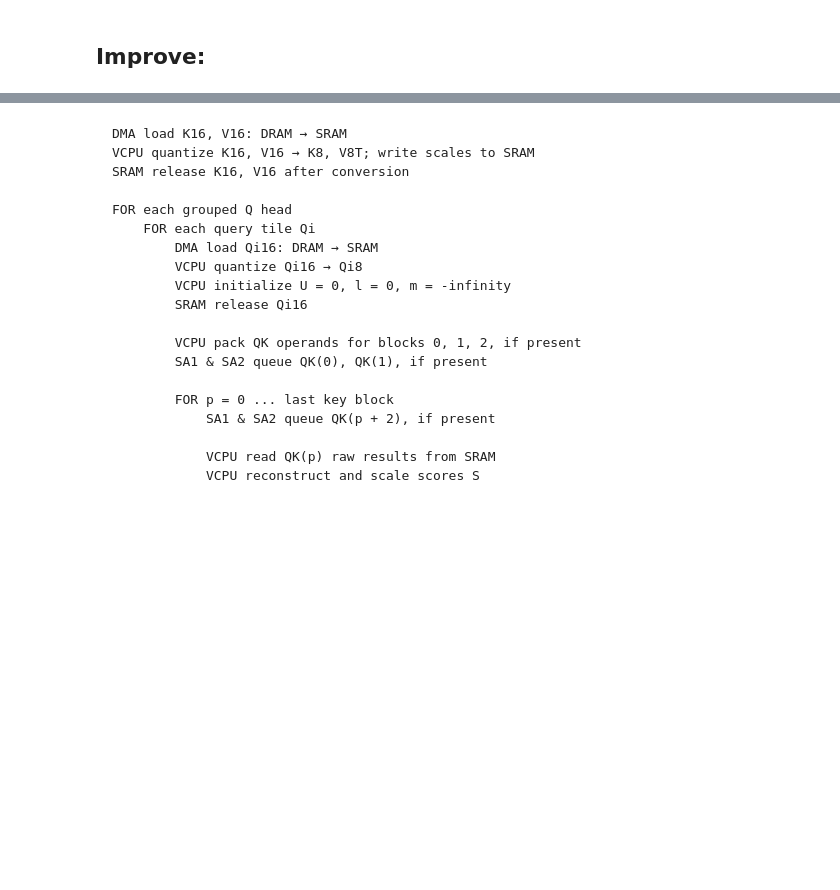
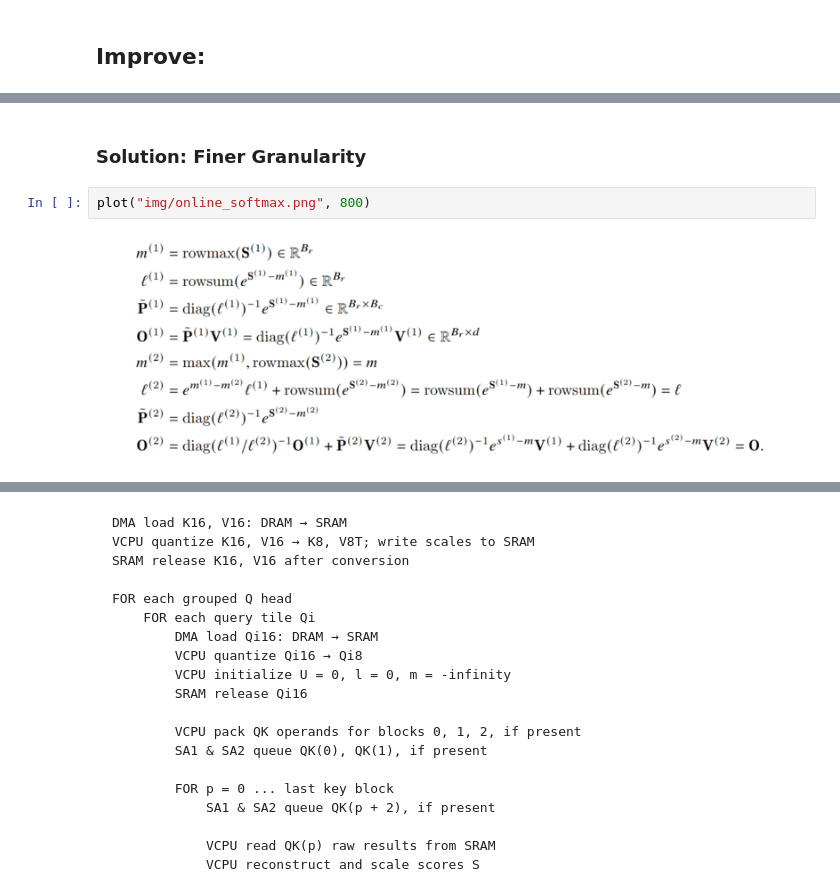
Before and after one commit to raulniconico/Flash-Attention-Assignment, a Jupyter notebook: 3.flash_attention.ipynb, the cells around one changed output, grey strips where cells are left out. Drawn from its saved outputs; the diff is of its cells as text; blank space fills up the shorter version.

```diff
--- a/3.flash_attention.ipynb
+++ b/3.flash_attention.ipynb
@@ -42,0 +57,6 @@ same as in the pipeline parallelization
+# %% [markdown]
+### Solution: Finer Granularity
+# %%
+plot("img/online_softmax.png", 800)
+# %% [output]
+[figure, added]
```
Also changed, not shown: parts of 23 cells of this notebook, 13 other files.
